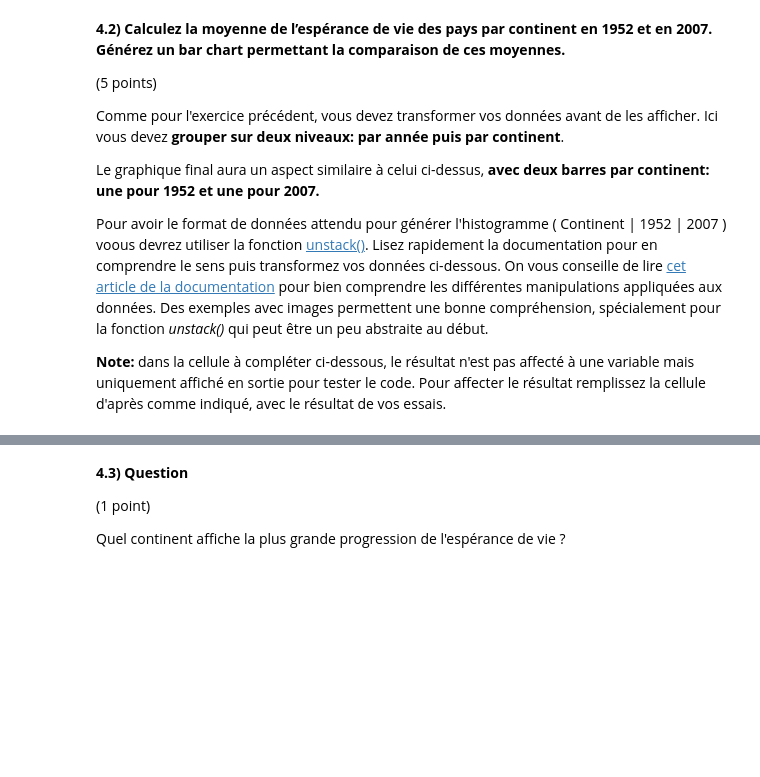
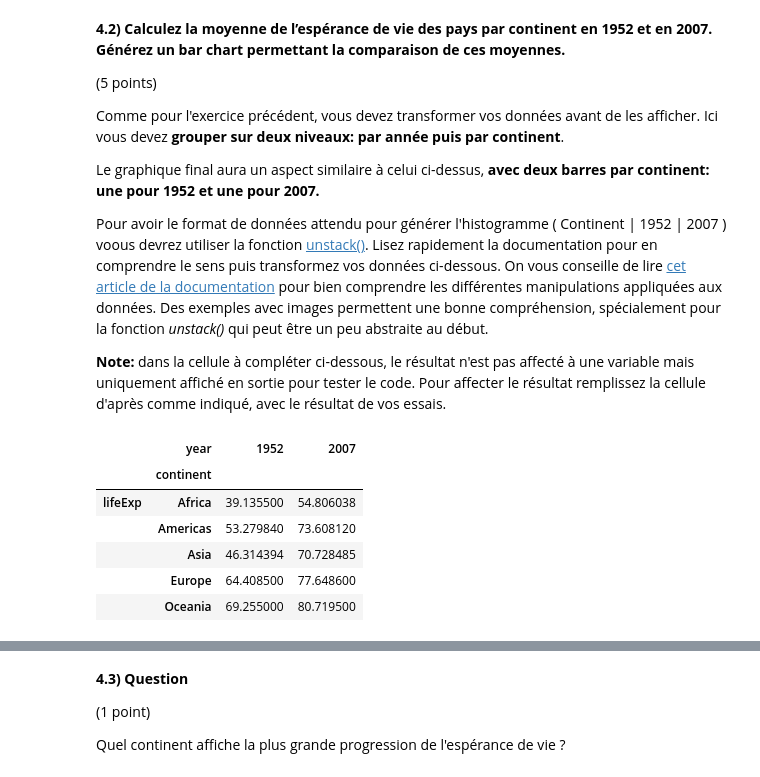
Before and after one commit to ShadySeko/ISD, a Jupyter notebook: TP2_ISD_SA2023.ipynb, the cells around one changed output, grey strips where cells are left out. Saved outputs shown, nothing was run; the diff lists cells and outputs as text; code cells hidden in the pictures; blank space fills up the shorter version.

```diff
--- a/TP2_ISD_SA2023.ipynb
+++ b/TP2_ISD_SA2023.ipynb
@@ -394,13 +401,21 @@ Pour avoir le format de données attendu pour générer l'histogramme ( Continen
 # %%
 # Testez votre code ici (qui ne fait qu'afficher le dataFrame transformé). Profitez de "jouer" avec les différentes fonctions.
 
+
 (df
- #.loc[]
- #.query()                           # Vous pouvez utiliser query() ou loc[] selon vos préférences
- #.groupby()
- #.mean()
- #.unstack()                         # Testez la fonction unstack()
- )
+    .loc[df["year"].isin([1952, 2007]), ["year", "continent", "lifeExp"]]
+    .groupby(["year", "continent"])
+    .mean()
+    .unstack().unstack().unstack()
+)
+# %% [output]
+|  | year | 1952 | 2007 |
+|  | continent |  |  |
+| lifeExp | Africa | 39.135500 | 54.806038 |
+|  | Americas | 53.279840 | 73.608120 |
+|  | Asia | 46.314394 | 70.728485 |
+|  | Europe | 64.408500 | 77.648600 |
+|  | Oceania | 69.255000 | 80.719500 |
 # %%
 # Ajoutez votre code ici pour créer le dataFrame df_life_exp. Sans modification il sera égal à df
 
```
Also changed, not shown: parts of 7 cells of this notebook.
